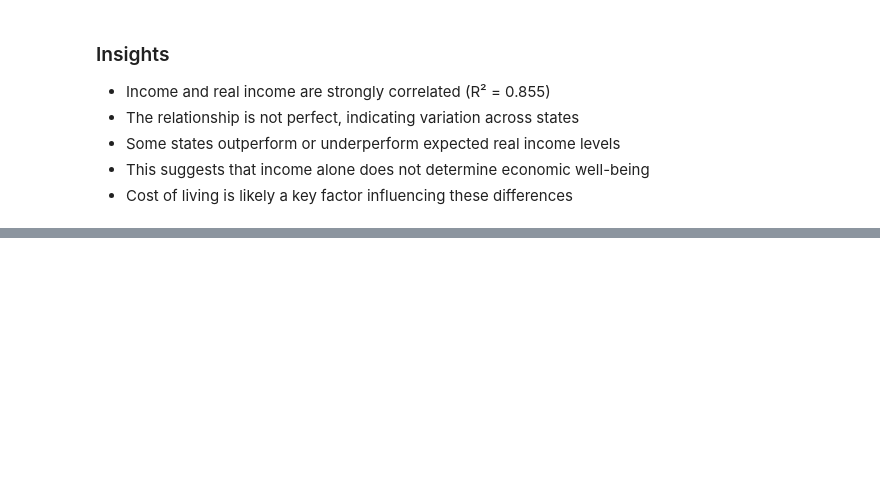
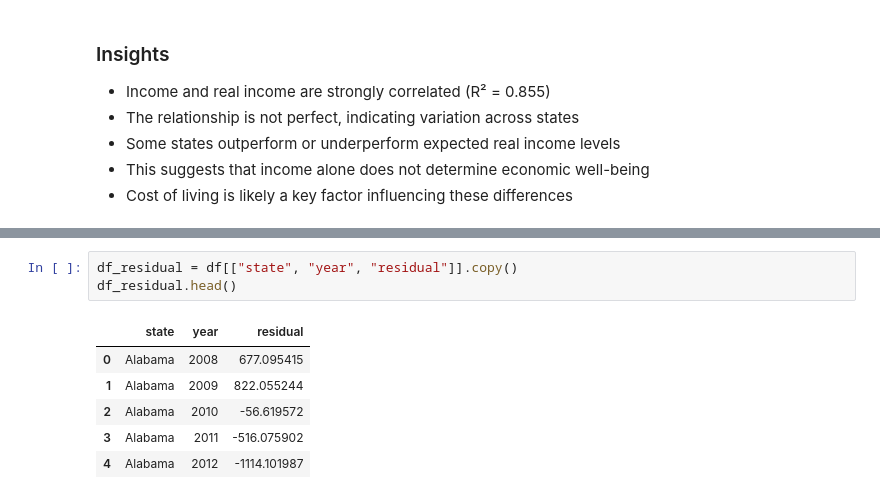
Before and after one commit to coleschutte/american-dream-datathon, a Jupyter notebook: notebooks/09_incomepc_vs_real_incomepc.ipynb, the cells around one changed output, grey strips where cells are left out. Cells and saved outputs as stored; diff of their text form; blank space fills up the shorter version.

```diff
--- a/notebooks/09_incomepc_vs_real_incomepc.ipynb
+++ b/notebooks/09_incomepc_vs_real_incomepc.ipynb
@@ -299,0 +309,10 @@ As GDP increases, residuals tend to decrease (moderate corr)
+# %%
+df_residual = df[["state", "year", "residual"]].copy()
+df_residual.head()
+# %% [output]
+|  | state | year | residual |
+| 0 | Alabama | 2008 | 677.095415 |
+| 1 | Alabama | 2009 | 822.055244 |
+| 2 | Alabama | 2010 | -56.619572 |
+| 3 | Alabama | 2011 | -516.075902 |
+| 4 | Alabama | 2012 | -1114.101987 |
```
Also changed, not shown: parts of 7 cells of this notebook, 7 other files.
